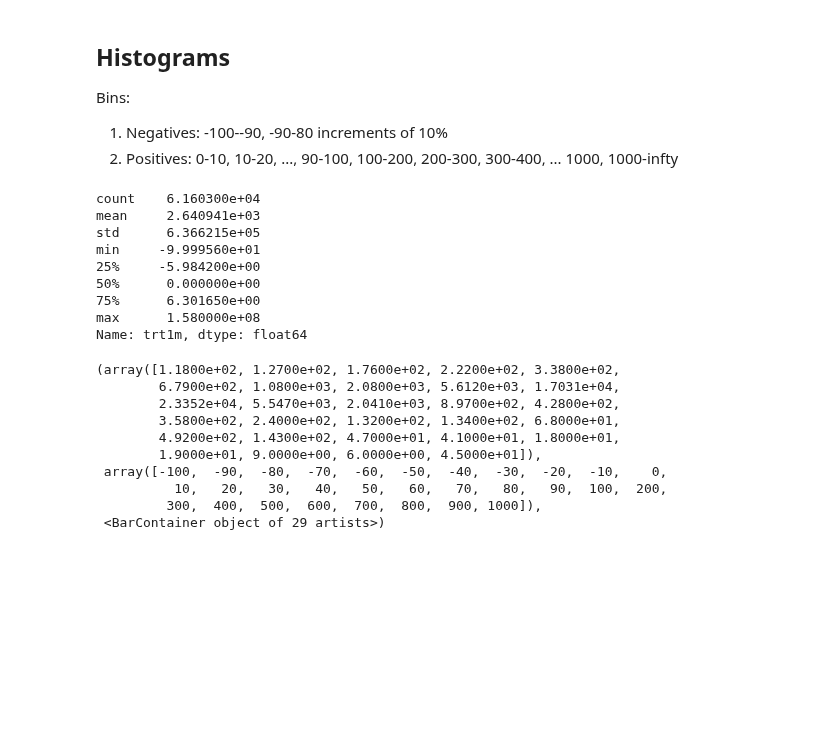
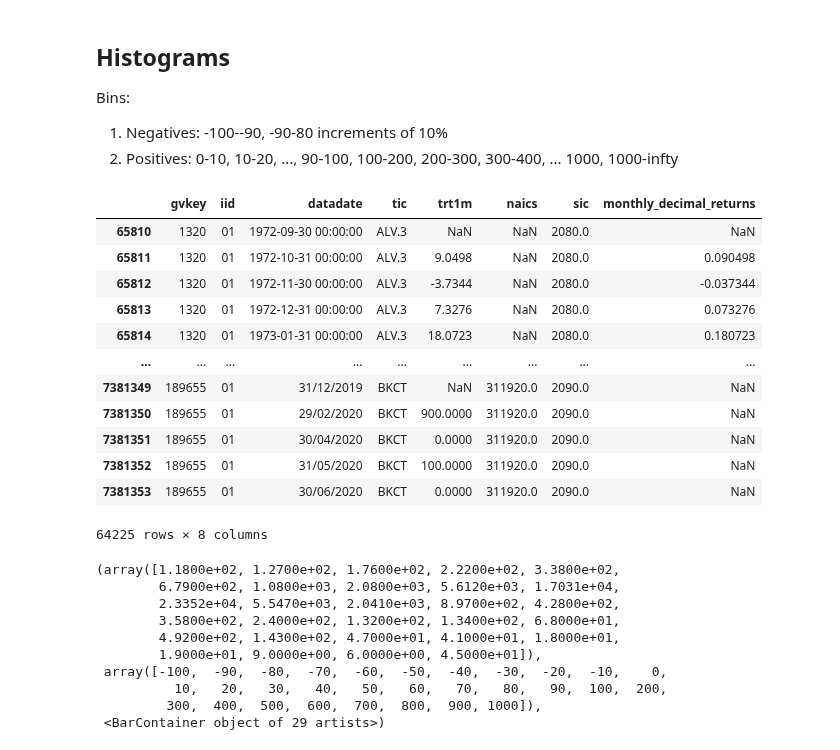
Before and after one commit to statistactics/sin-stocks, a Jupyter notebook: STOCK_FILTERING.ipynb, the cells around one changed output. Saved outputs shown, nothing was run; the diff lists cells and outputs as text; code cells hidden in the pictures; blank space fills up the shorter version.

```diff
--- a/STOCK_FILTERING.ipynb
+++ b/STOCK_FILTERING.ipynb
@@ -3,7 +3,7 @@ import pandas as pd
 import matplotlib.pyplot as plt
 import numpy as np
 # %%
-universe_df = pd.read_csv(r"C:\Users\WeeKe\Desktop\Stock_Universe.csv")
+universe_df = pd.read_csv(r"C:\Users\user\Desktop\Stock_Universe.csv")
 fama_df = pd.read_csv("Fama-French.csv")
 # %%
 universe_df
@@ -571,17 +573,21 @@ Bins:
 1. Negatives: -100--90, -90-80 increments of 10%
 2. Positives: 0-10, 10-20, ..., 90-100, 100-200, 200-300, 300-400, ... 1000, 1000-infty
 # %%
-sin_stim_stocks["trt1m"].describe()
+sin_stim_stocks
 # %% [output]
+|  | gvkey | iid | datadate | tic | trt1m | naics | sic | monthly_decimal_returns |
+| 65810 | 1320 | 01 | 1972-09-30 00:00:00 | ALV.3 | NaN | NaN | 2080.0 | NaN |
+| 65811 | 1320 | 01 | 1972-10-31 00:00:00 | ALV.3 | 9.0498 | NaN | 2080.0 | 0.090498 |
+| 65812 | 1320 | 01 | 1972-11-30 00:00:00 | ALV.3 | -3.7344 | NaN | 2080.0 | -0.037344 |
+| 65813 | 1320 | 01 | 1972-12-31 00:00:00 | ALV.3 | 7.3276 | NaN | 2080.0 | 0.073276 |
+| 65814 | 1320 | 01 | 1973-01-31 00:00:00 | ALV.3 | 18.0723 | NaN | 2080.0 | 0.180723 |
+| ... | ... | ... | ... | ... | ... | ... | ... | ... |
+| 7381349 | 189655 | 01 | 31/12/2019 | BKCT | NaN | 311920.0 | 2090.0 | NaN |
+| 7381350 | 189655 | 01 | 29/02/2020 | BKCT | 900.0000 | 311920.0 | 2090.0 | NaN |
+| 7381351 | 189655 | 01 | 30/04/2020 | BKCT | 0.0000 | 311920.0 | 2090.0 | NaN |
+| 7381352 | 189655 | 01 | 31/05/2020 | BKCT | 100.0000 | 311920.0 | 2090.0 | NaN |
+| 7381353 | 189655 | 01 | 30/06/2020 | BKCT | 0.0000 | 311920.0 | 2090.0 | NaN |
-count    6.160300e+04
-mean     2.640941e+03
-std      6.366215e+05
-min     -9.999560e+01
-25%     -5.984200e+00
-50%      0.000000e+00
-75%      6.301650e+00
-max      1.580000e+08
-Name: trt1m, dtype: float64
+64225 rows × 8 columns
 # %%
 plt.hist(sin_stim_stocks["trt1m"], bins = [x for x in range(-100,100,10)] + [x for x in range(100, 1100, 100)])
 # %% [output]
```
Also changed, not shown: parts of 26 cells of this notebook, 1 other file.
